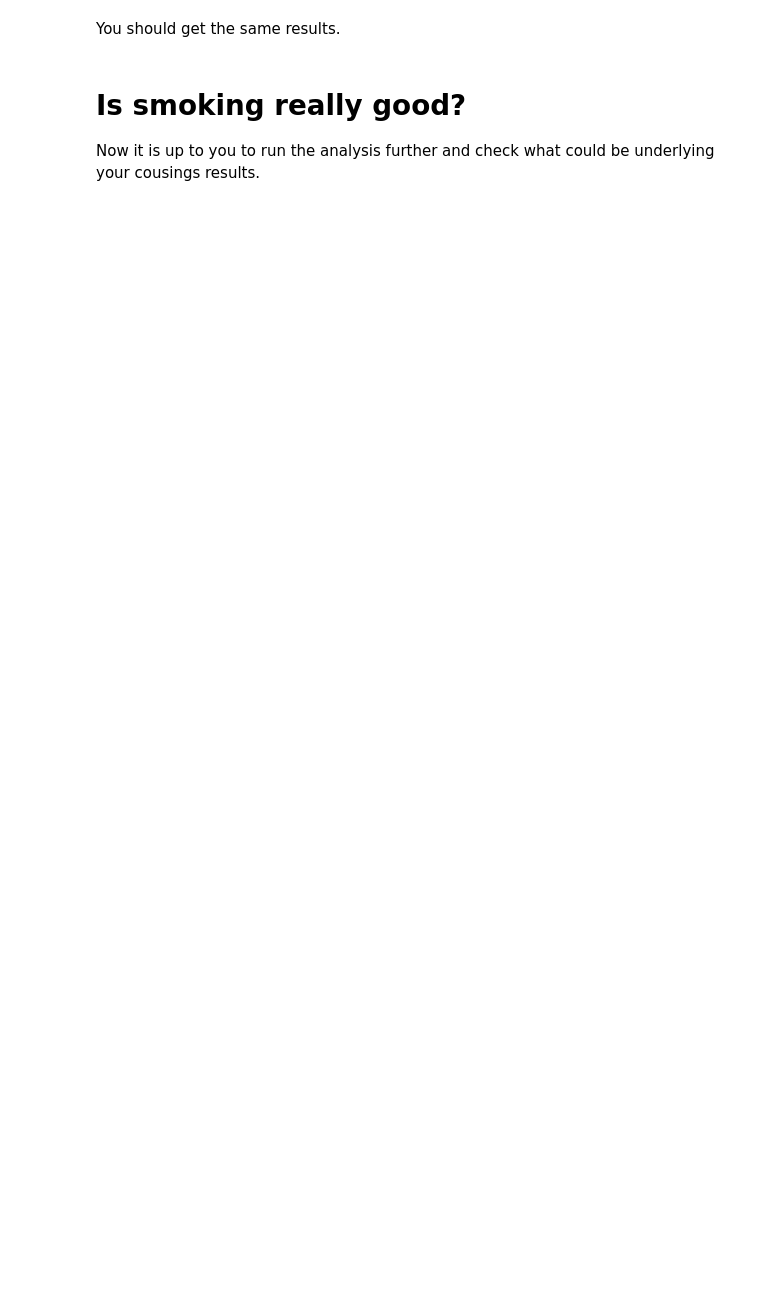
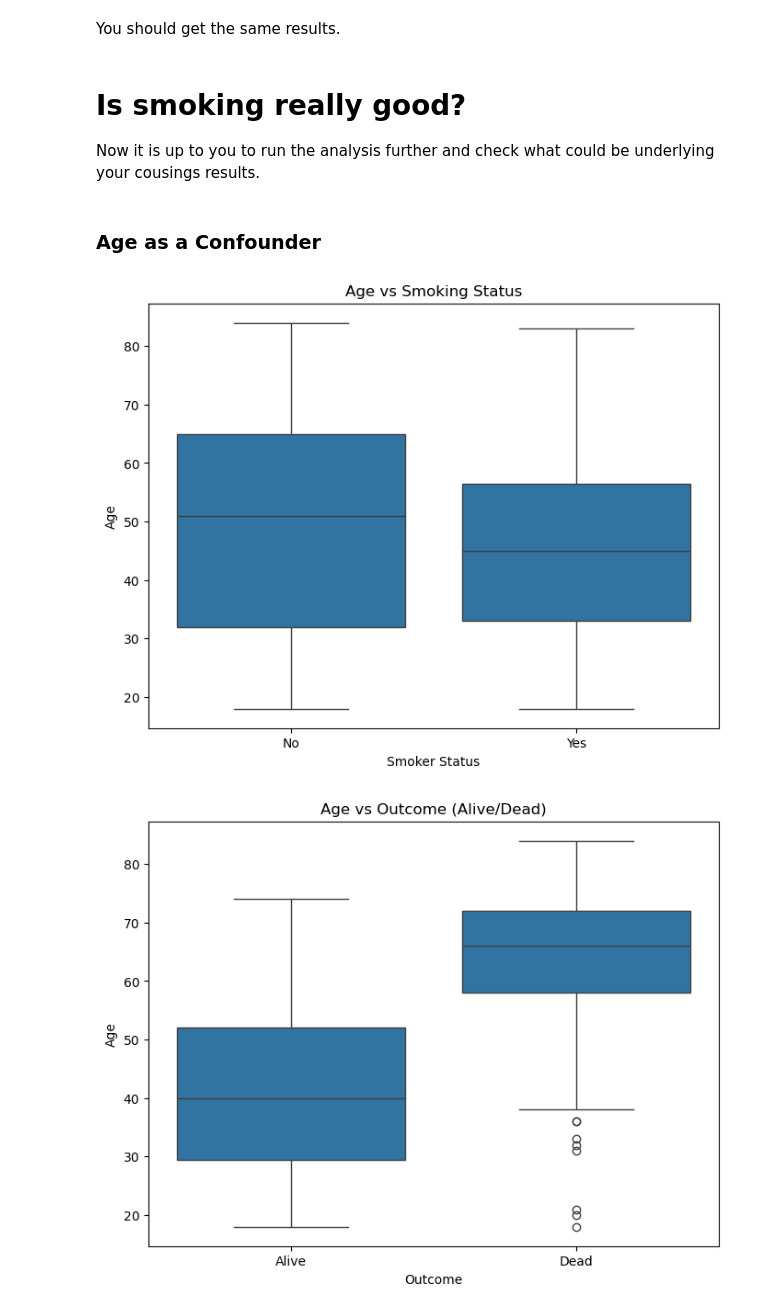
Before and after one commit to nflint-git/ps_2_ex2_smoking_is_bad, a Jupyter notebook: smoking_is_bad.ipynb, the cells around one changed output. Cells and saved outputs as stored; diff of their text form; code cells hidden in the pictures; blank space fills up the shorter version.

Commit message:
Created Modules. Change Pandas to Polars. Added Visualization

```diff
--- a/smoking_is_bad.ipynb
+++ b/smoking_is_bad.ipynb
@@ -9,5 +6,4 @@ import numpy as np
 # %%
 # TODO: load the data using the pathlib library to create the path to your data
-path = Path.cwd() / "data" / "smoking_data.csv"
-df = pd.read_csv(path, index_col= 0) #for some reason the function was generating a new index, so used the original
-df
+df = read_data()
+df.head()
@@ -24,4 +54,4 @@ df.isnull().sum()
 # %%
 # TODO: prepare your data frame so that you can work with
-df.dropna(inplace=True)
-df
+ready_df = prep_data(df)
+ready_df.head()
@@ -64,0 +92,7 @@ Now it is up to you to run the analysis further and check what could be underlyi
+# %% [markdown]
+### Age as a Confounder
+# %%
+age_plot(ready_df)
+# %% [output]
+[figure, added]
+[figure, added]
```
Also changed, not shown: parts of 22 cells of this notebook, 3 other files.
